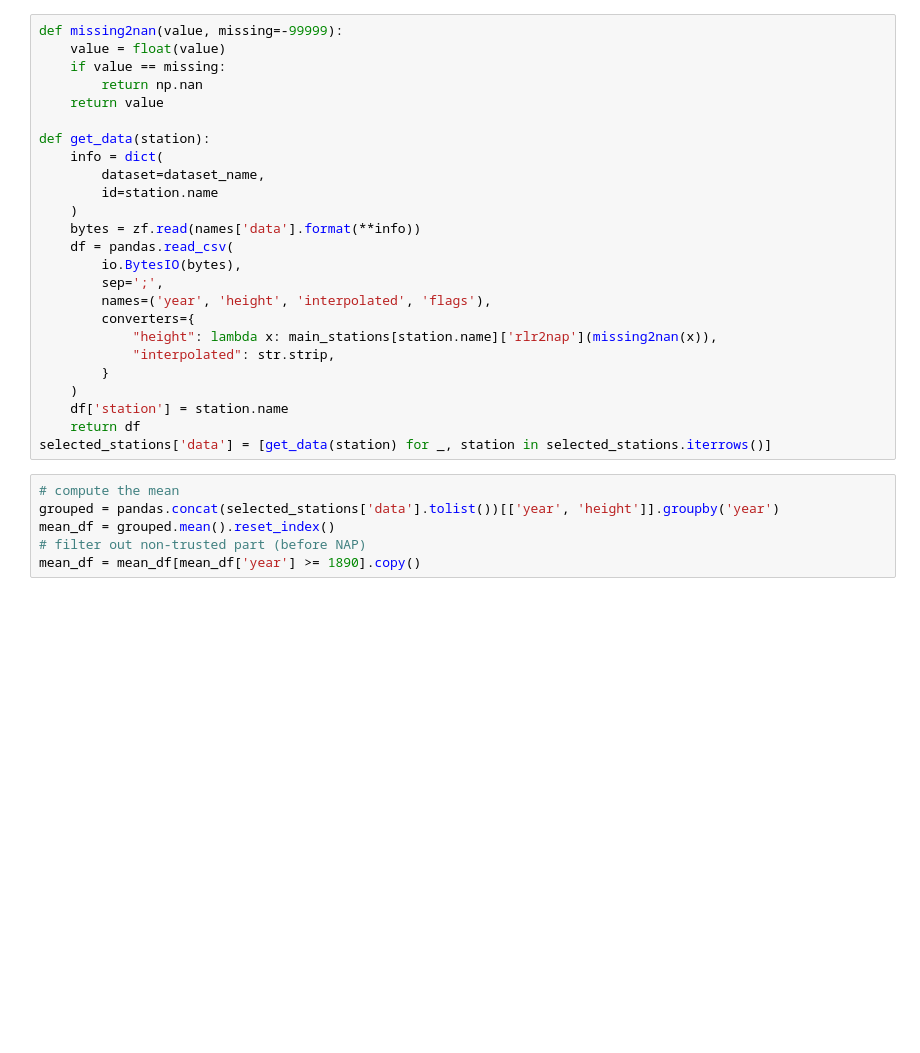
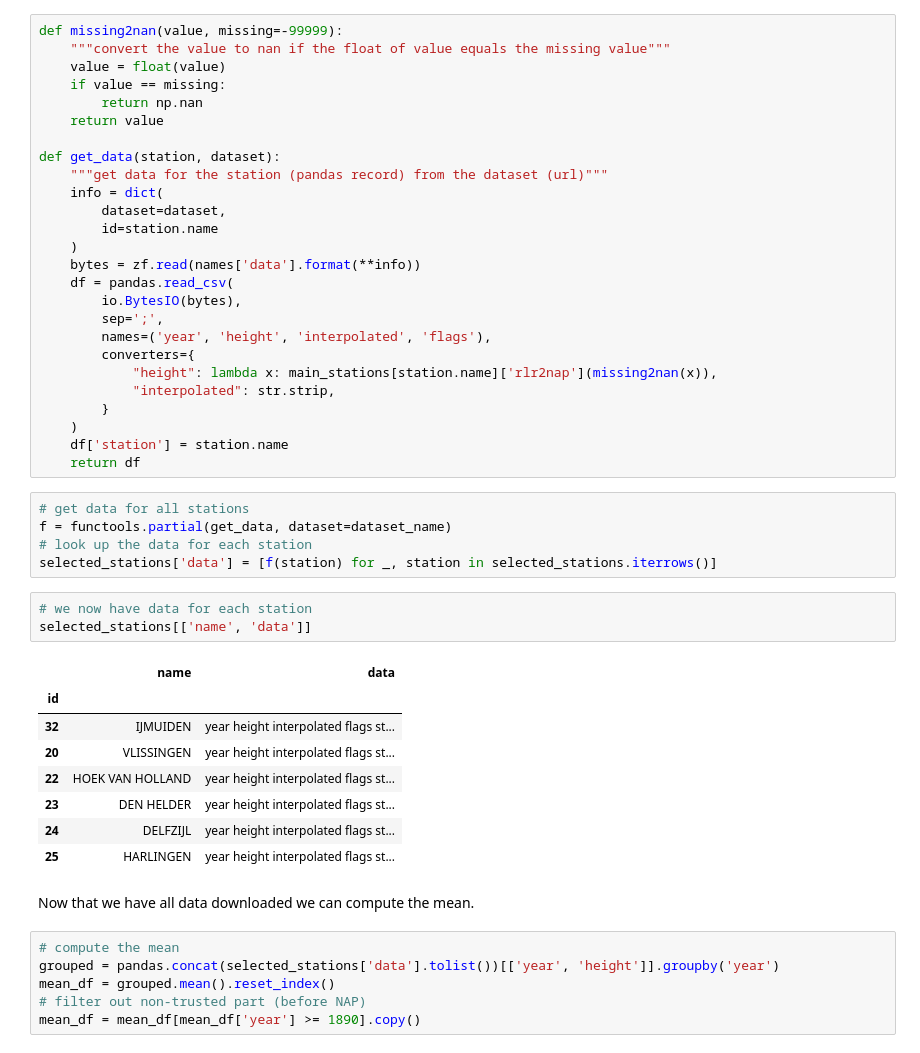
Before and after one commit to openearth/notebooks, a Jupyter notebook: sealevelmonitor.ipynb, the cells around one changed output. Saved outputs shown, nothing was run; the diff lists cells and outputs as text; blank space fills up the shorter version.

```diff
--- a/sealevelmonitor.ipynb
+++ b/sealevelmonitor.ipynb
@@ -144,14 +191,16 @@ selected_stations
 | 25 | 53.175556 | 5.409444 | HARLINGEN | 150 | 21 | N | http://www.psmsl.org/data/obtaini... |
 # %%
 def missing2nan(value, missing=-99999):
+    """convert the value to nan if the float of value equals the missing value"""
     value = float(value)
     if value == missing:
         return np.nan
     return value
 
-def get_data(station):
+def get_data(station, dataset):
+    """get data for the station (pandas record) from the dataset (url)"""
     info = dict(
-        dataset=dataset_name,
+        dataset=dataset,
         id=station.name
     )
     bytes = zf.read(names['data'].format(**info))
@@ -166,7 +215,25 @@ def get_data(station):
     )
     df['station'] = station.name
     return df
-selected_stations['data'] = [get_data(station) for _, station in selected_stations.iterrows()]
+# %%
+# get data for all stations
+f = functools.partial(get_data, dataset=dataset_name)
+# look up the data for each station
+selected_stations['data'] = [f(station) for _, station in selected_stations.iterrows()]
+# %%
+# we now have data for each station
+selected_stations[['name', 'data']]
+# %% [output]
+|  | name | data |
+| id |  |  |
+| 32 | IJMUIDEN | year height interpolated flags st... |
+| 20 | VLISSINGEN | year height interpolated flags st... |
+| 22 | HOEK VAN HOLLAND | year height interpolated flags st... |
+| 23 | DEN HELDER | year height interpolated flags st... |
+| 24 | DELFZIJL | year height interpolated flags st... |
+| 25 | HARLINGEN | year height interpolated flags st... |
+# %% [markdown]
+Now that we have all data downloaded we can compute the mean.
 # %%
 # compute the mean
 grouped = pandas.concat(selected_stations['data'].tolist())[['year', 'height']].groupby('year')
```
Also changed, not shown: parts of 29 cells of this notebook.
